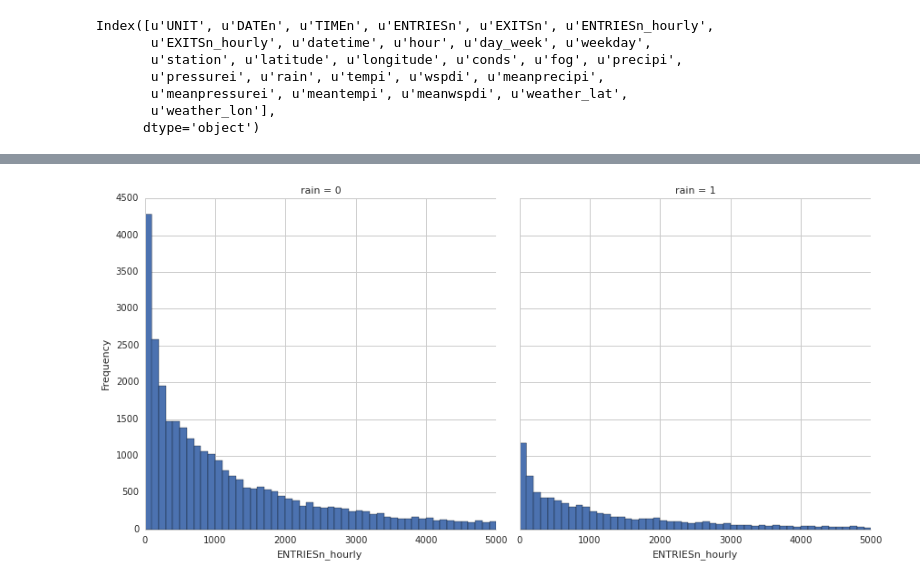
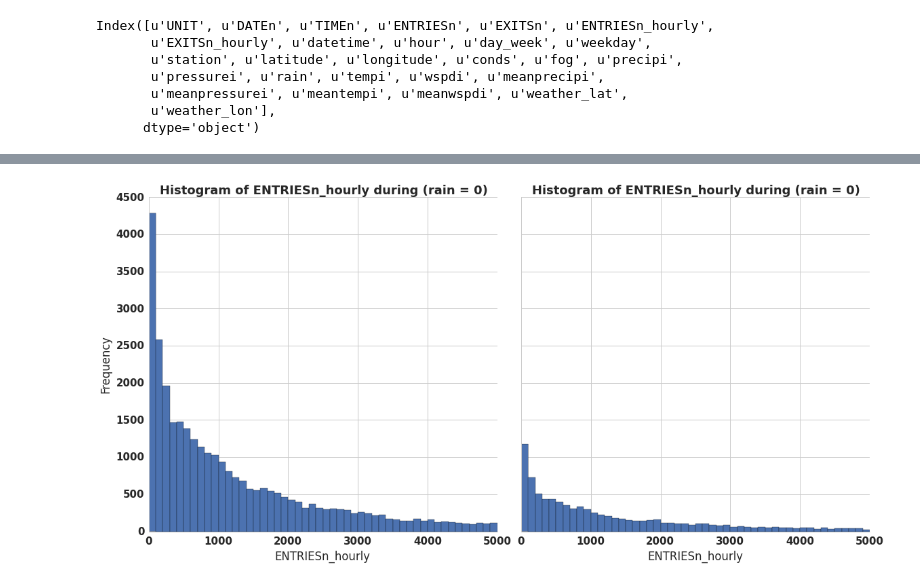
Before and after one commit to tikazyq/udacity-dand, a Jupyter notebook: proj1/proj1_analysis.ipynb, the cells around one changed output, grey strips where cells are left out. Cells and saved outputs as stored; diff of their text form; code cells hidden in the pictures.

```diff
--- a/proj1/proj1_analysis.ipynb
+++ b/proj1/proj1_analysis.ipynb
@@ -1,14 +1,23 @@
 # %%
 from pandas import *
 import numpy as np
+import matplotlib as mpl
 import matplotlib.pyplot as plt
 import seaborn as sns
+import scipy
 from scipy.stats import ttest_ind, mannwhitneyu
 from statsmodels import api as sm
 import statsmodels.formula.api as smf
 from ggplot import *
 
 sns.set_style('whitegrid')
+sns.set_context(font_scale=1.5)
+
+font = {'family' : 'arial',
+        'weight' : 'bold',
+        'size'   : 32}
+
+mpl.rc('font', **font)
 
 %matplotlib inline
 # %%
@@ -125,7 +171,11 @@ KeyboardInterrupt:
 # %%
-g = sns.FacetGrid(data=df.ix[:, ['rain', out_var]], col='rain', size=6)
+sns.set(font_scale=1.5, style='whitegrid')
+g = sns.FacetGrid(data=df.ix[:, ['rain', out_var]], col='rain', size=8)
 g.map(plt.hist, out_var, bins=50, range=(0, 5000), normed=False)
 g.set_ylabels('Frequency')
-g.savefig('3.1.hist_rainy_ridership.png')
+g.axes.flat[0].set_title('Histogram of ENTRIESn_hourly during (rain = 0)')
+g.axes.flat[1].set_title('Histogram of ENTRIESn_hourly during (rain = 0)')
+
+g.savefig('3.1.hist_rainy_ridership.png', bbox_inches='tight')
 # %% [output]
-[figure, old version]
+[figure, new version]
```
Also changed, not shown: parts of 16 cells of this notebook, 9 other files.
